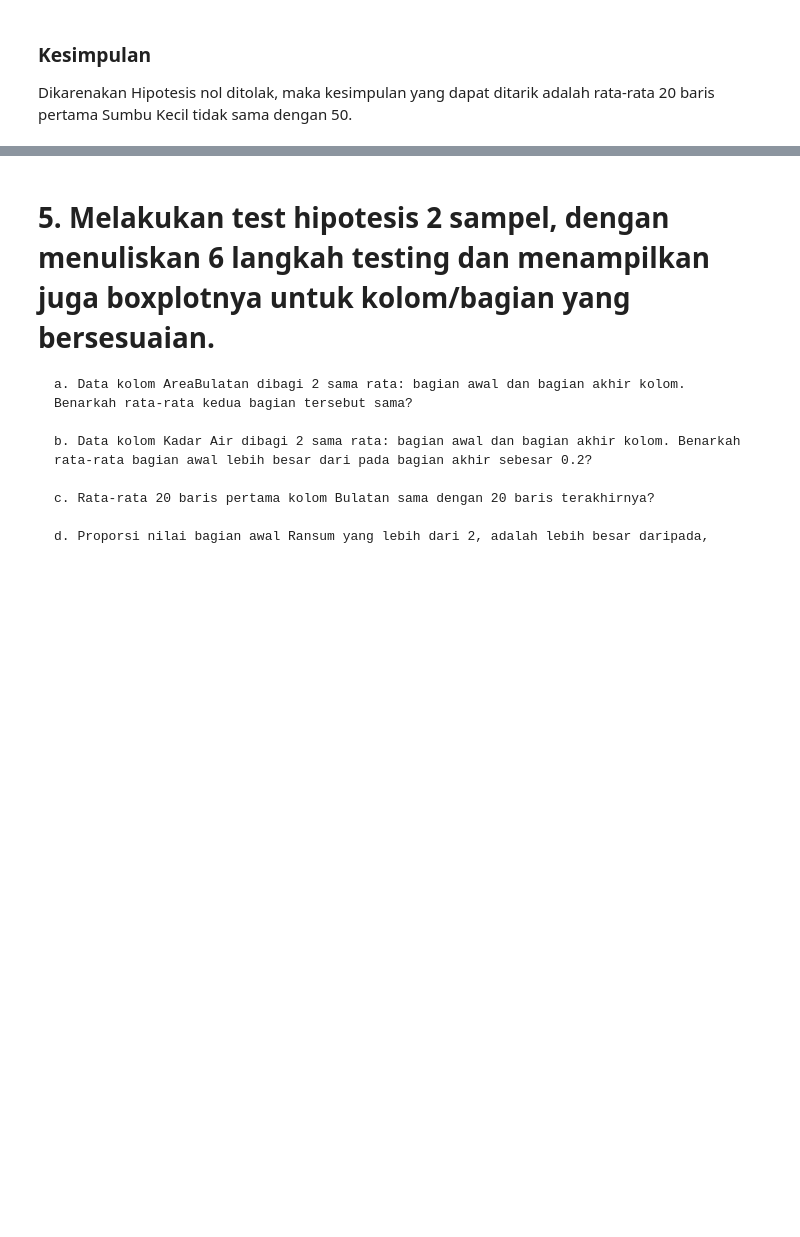
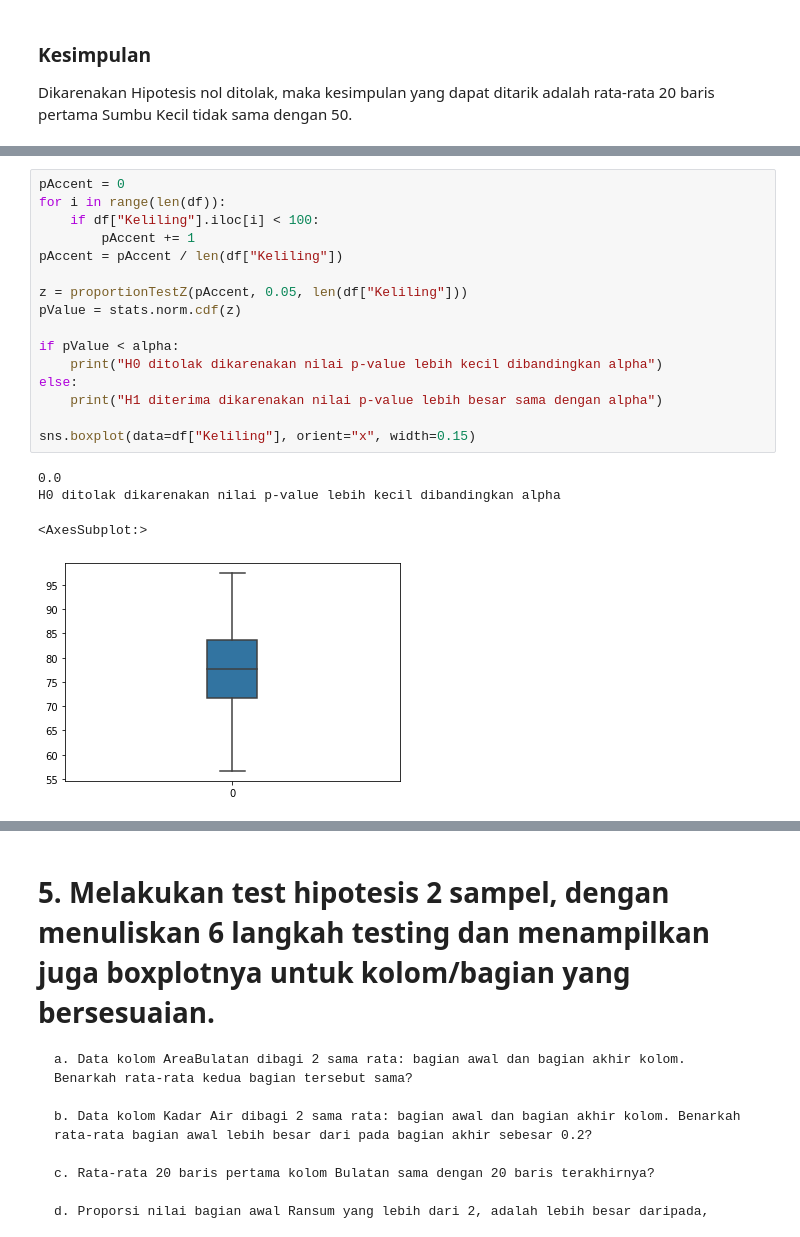
Before and after one commit to reymyr/Hypothesis-Testing, a Jupyter notebook: Tubes.ipynb, the cells around one changed output, grey strips where cells are left out. Drawn from its saved outputs; the diff is of its cells as text; blank space fills up the shorter version.

```diff
--- a/Tubes.ipynb
+++ b/Tubes.ipynb
@@ -601,0 +642,21 @@ Dikarenakan Hipotesis nol ditolak, maka kesimpulan yang dapat ditarik adalah rat
+# %%
+pAccent = 0
+for i in range(len(df)):
+    if df["Keliling"].iloc[i] < 100:
+        pAccent += 1
+pAccent = pAccent / len(df["Keliling"])
+
+z = proportionTestZ(pAccent, 0.05, len(df["Keliling"]))
+pValue = stats.norm.cdf(z)
+
+if pValue < alpha:
+    print("H0 ditolak dikarenakan nilai p-value lebih kecil dibandingkan alpha")
+else:
+    print("H1 diterima dikarenakan nilai p-value lebih besar sama dengan alpha")
+
+sns.boxplot(data=df["Keliling"], orient="x", width=0.15)
+# %% [output]
+0.0
+H0 ditolak dikarenakan nilai p-value lebih kecil dibandingkan alpha
+<AxesSubplot:>
+[figure, added]
```
Also changed, not shown: parts of 6 cells of this notebook.
